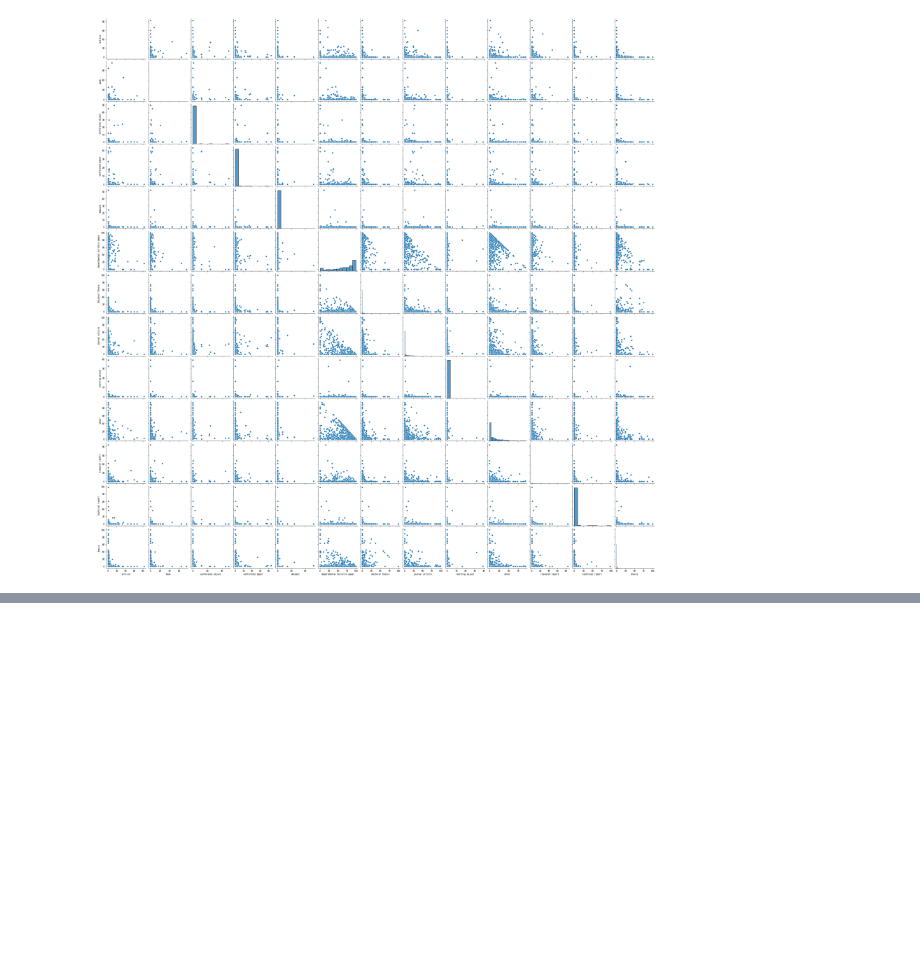
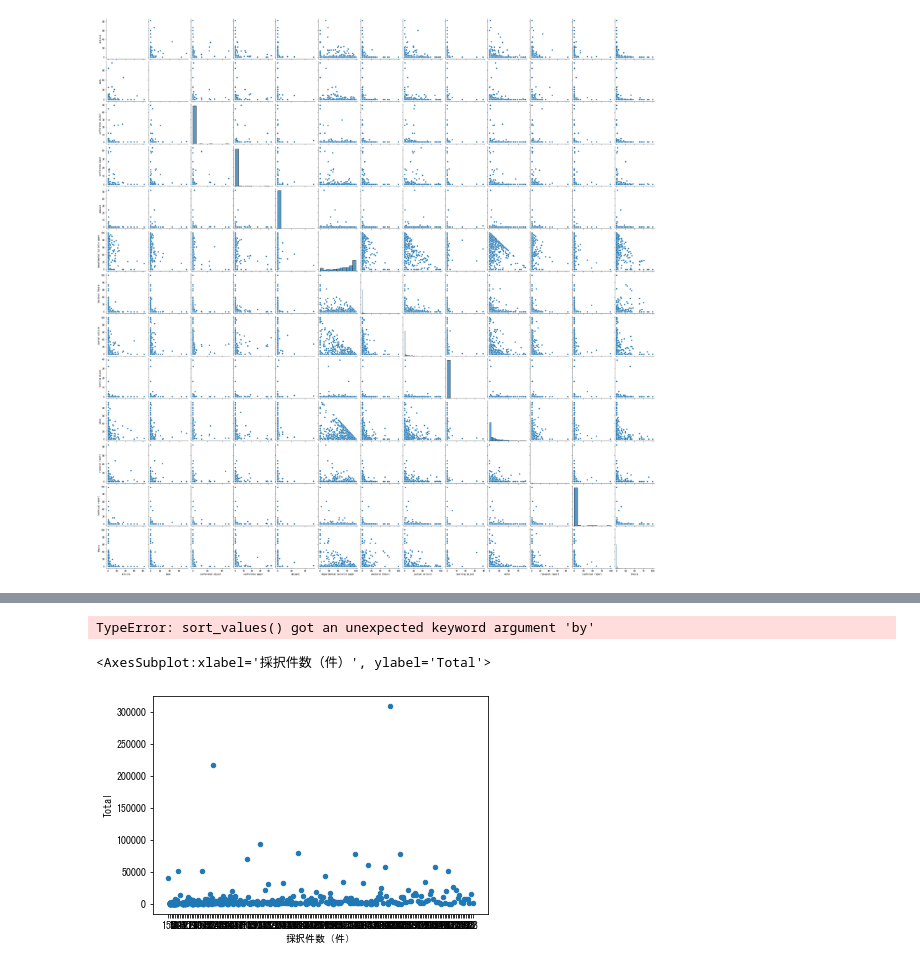
Before and after one commit to wonox/irdbscraping, a Jupyter notebook: irdbscraping.ipynb, the cells around one changed output, grey strips where cells are left out. Cells and saved outputs as stored; diff of their text form; code cells hidden in the pictures; blank space fills up the shorter version.

Commit message:
kakenhi

```diff
--- a/irdbscraping.ipynb
+++ b/irdbscraping.ipynb
@@ -661,8 +681,8 @@ array([[<AxesSubplot:title={'center':'article'}>,
 # %%
 # 紀要と雑誌論文の散布図を作成
-# import matplotlib.pyplot as plt
-# from matplotlib import rcParams
-# plt.rcParams["font.family"] = "MS Gothic"
+import matplotlib.pyplot as plt
+from matplotlib import rcParams
+plt.rcParams["font.family"] = "MS Gothic"
 plt.rcParams['font.size'] = 10
 # fig, ax = plt.subplots(figsize=(30,10))
 # pivot_orders_df4 は 元のDataFrame
@@ -703,3 +733,9 @@ print(type(pg))
 # %% [output]
 <class 'seaborn.axisgrid.PairGrid'>
 [figure]
+# %%
+# 科研費採択数のDFを読み込み
+kakenhidf = pd.read_pickle('kakenhidf.pkl.gz', compression='gzip') # 圧縮有り
+# %%
+kakenhidf = kakenhidf.set_index('機関名')
+kakenhidf.index.name="institutions"
@@ -705,0 +776,23 @@ print(type(pg))
+# %%
+# ２つのDataFrameをindexをキーにマージ
+# institutions
+# print(pd.merge(pivot_orders_df5, kakenhidf), on='institutions', how='inner')
+# 百分率pivot_orders_df5 と科研費採択数をマージしても無意味だった
+kakenhimerge = pd.merge(pivot_orders_df3, kakenhidf, left_index=True, right_index=True, how='inner')
+kakenhimerge = pd.to_numeric(kakenhimerge['採択件数（件）'], errors='coerce') # .astype(str).str.replace(',', '')
+kakenhimerge.sort_values(by="採択件数（件）", ascending=True)
+# pivot_orders_df4 = pivot_orders_df3.sort_values(by='Total', ascending=False)
+# %% [output]
+TypeError: sort_values() got an unexpected keyword argument 'by'
+# %%
+# 合計と科研費採択数の散布図を作成 Total	採択件数（件）
+import matplotlib.pyplot as plt
+from matplotlib import rcParams
+plt.rcParams["font.family"] = "MS Gothic"
+plt.rcParams['font.size'] = 10
+# fig, ax = plt.subplots(figsize=(30,10))
+# pivot_orders_df4 は 元のDataFrame
+kakenhimerge.plot.scatter(x='採択件数（件）', y='Total')
+# %% [output]
+<AxesSubplot:xlabel='採択件数（件）', ylabel='Total'>
+[figure, added]
```
Also changed, not shown: parts of 10 cells of this notebook, 7 other files.
